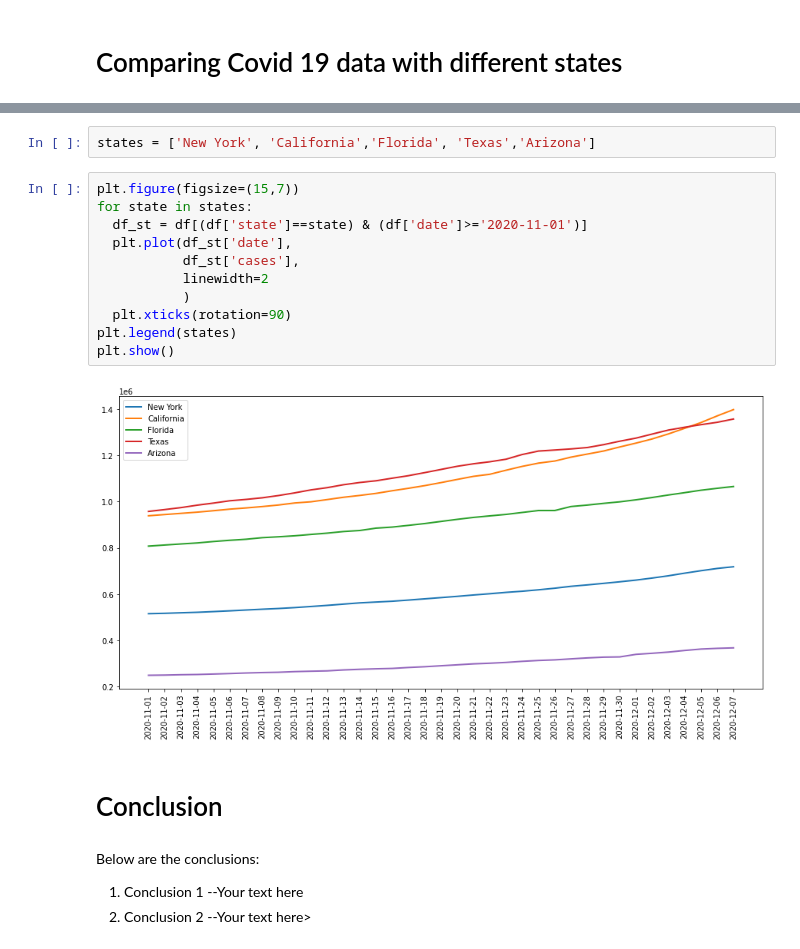
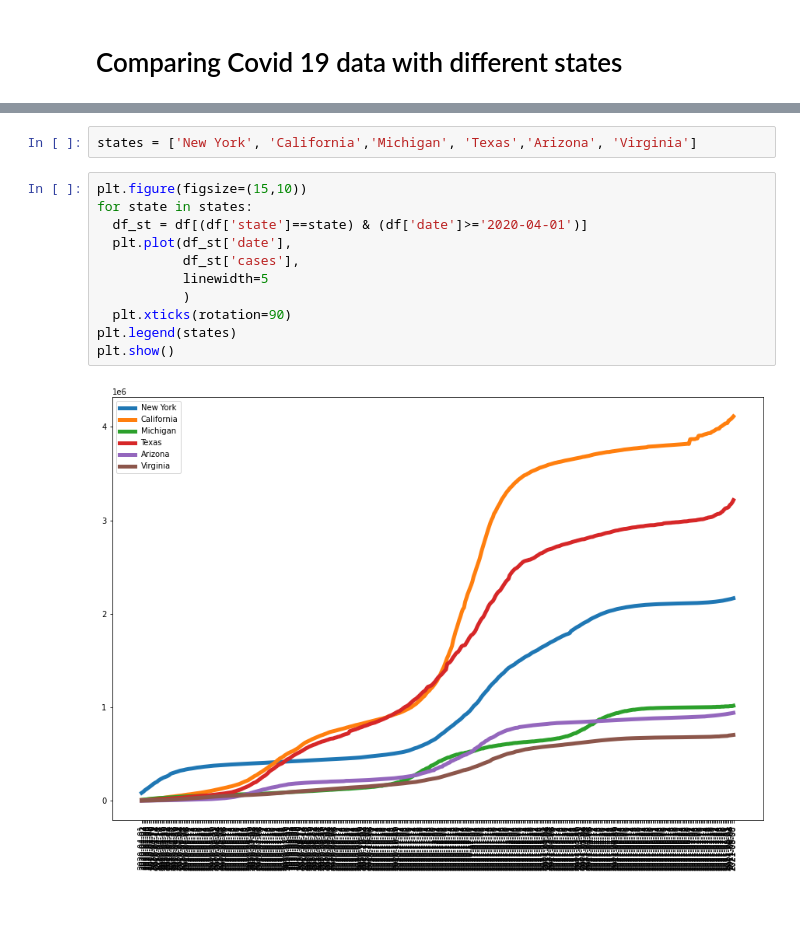
Before and after one commit to nafeeur/cuny_data_analytics, a Jupyter notebook: Python/Unit3/Data_Analysis(Covid19).ipynb, the cells around one changed output, grey strips where cells are left out. Drawn from its saved outputs; the diff is of its cells as text; blank space fills up the shorter version.

```diff
--- a/Python/Unit3/Data_Analysis(Covid19).ipynb
+++ b/Python/Unit3/Data_Analysis(Covid19).ipynb
@@ -162,26 +171,15 @@ Let's compare the Covid 19 cases after July for states: New York, California, Fl
 # %%
-states = ['New York', 'California','Florida', 'Texas','Arizona']
+states = ['New York', 'California','Michigan', 'Texas','Arizona', 'Virginia']
 # %%
-plt.figure(figsize=(15,7))
+plt.figure(figsize=(15,10))
 for state in states:
-  df_st = df[(df['state']==state) & (df['date']>='2020-11-01')]
+  df_st = df[(df['state']==state) & (df['date']>='2020-04-01')]
   plt.plot(df_st['date'],
            df_st['cases'],
-           linewidth=2
+           linewidth=5
            )
   plt.xticks(rotation=90)
 plt.legend(states)
 plt.show()
 # %% [output]
-[figure, old version]
+[figure, new version]
-# %% [markdown]
-# Conclusion
-# %% [markdown]
-Below are the conclusions:
-
-
-
-1.   Conclusion 1
-     --Your text here
-2.   Conclusion 2
-     --Your text here>
```
Also changed, not shown: parts of 29 cells of this notebook.
